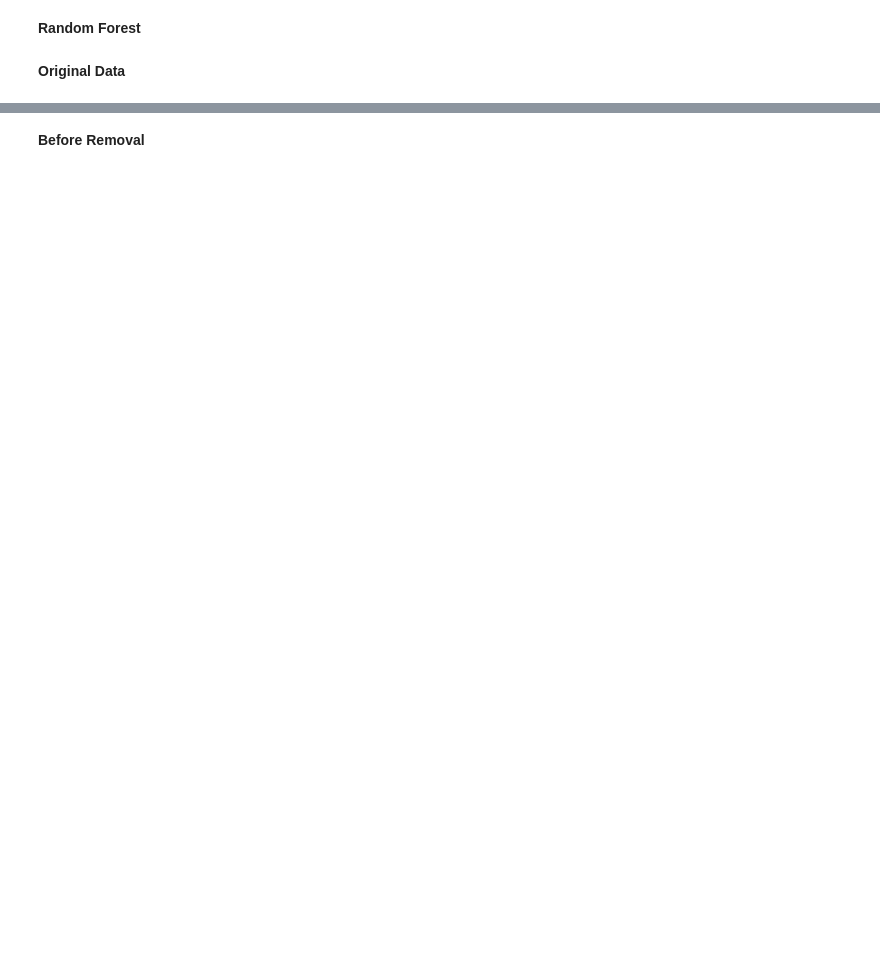
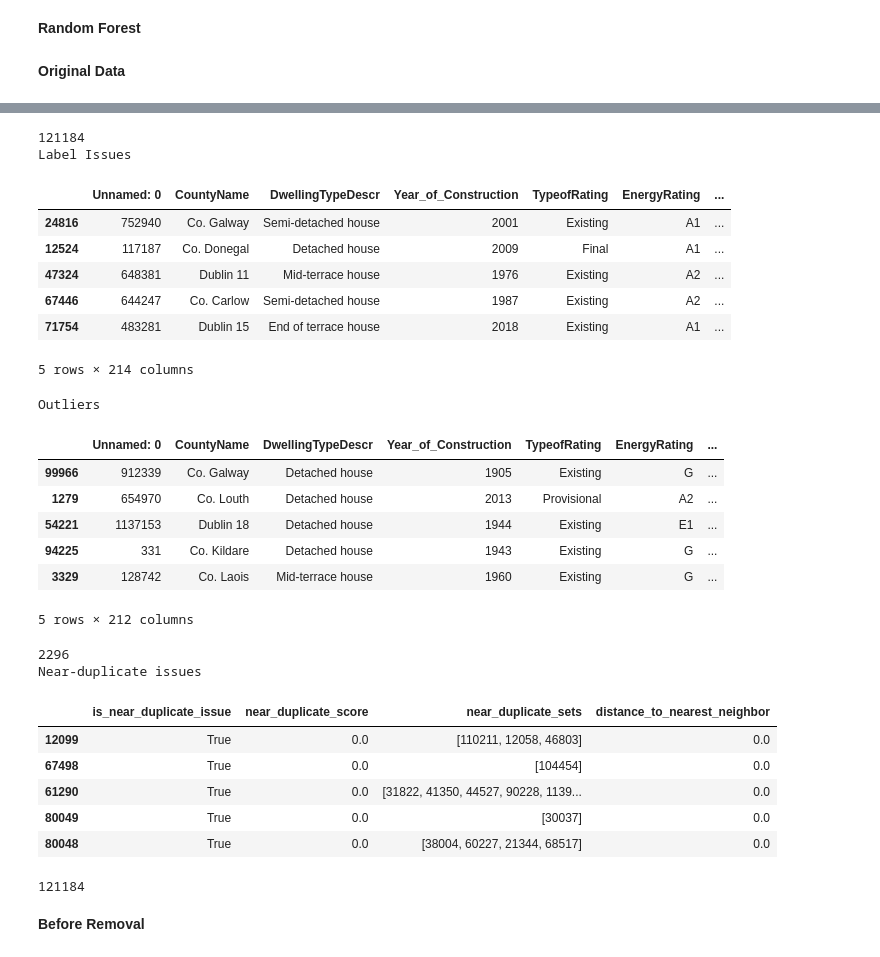
Before and after one commit to Lumin-Lab/BerCuration, a Jupyter notebook: run_on_kaggle.ipynb, the cells around one changed output, grey strips where cells are left out. Saved outputs shown, nothing was run; the diff lists cells and outputs as text; code cells hidden in the pictures; blank space fills up the shorter version.

```diff
--- a/run_on_kaggle.ipynb
+++ b/run_on_kaggle.ipynb
@@ -241,6 +431,6 @@ display(lab.report())
 # %%
 # Label Issues
-label_issues_num =  54404
+label_issues_num =  56185
 outlier_nums = 2296
 duplicates_nums = 8785
 
@@ -255,33 +445,60 @@ print(len(sorted_issues_df))
 
 print("Label Issues")
 display(X_raw.iloc[sorted_issues].assign(
     given_label=labels.iloc[sorted_issues],
     predicted_label=issue_results["predicted_label"].iloc[sorted_issues]
 ).head())
 
 # Outliers
 outlier_results = lab.get_issues("outlier")
 sorted_outliers= outlier_results.sort_values("outlier_score").index
 print("Outliers")
 display(X_raw.iloc[sorted_outliers].head())
 
 sorted_outliers_df = pd.DataFrame({
     "Unnamed: 0": X_raw.loc[sorted_outliers[:outlier_nums], "Unnamed: 0"]
 })
 print(len(sorted_outliers_df))
 save_csv_file(sorted_outliers_df, f"{output_dir}/random_forest/data/outliers.csv")
 
 
 # Near-duplicate issues
 duplicate_results = lab.get_issues("near_duplicate")
 sorted_duplicates = duplicate_results.sort_values("near_duplicate_score").index
 print("Near-duplicate issues")
 display(duplicate_results.sort_values("near_duplicate_score").head())
 sorted_duplicates_df = pd.DataFrame({
     "Unnamed: 0": X_raw.loc[sorted_duplicates, "Unnamed: 0"]
 })
 print(len(sorted_duplicates_df))
 save_csv_file(sorted_duplicates_df[:duplicates_nums], f"{output_dir}/random_forest/data/duplicates.csv")
+# %% [output]
+121184
+Label Issues
+|  | Unnamed: 0 | CountyName | DwellingTypeDescr | Year_of_Construction | TypeofRating | EnergyRating | ... |
+| 24816 | 752940 | Co. Galway | Semi-detached house | 2001 | Existing | A1 | ... |
+| 12524 | 117187 | Co. Donegal | Detached house | 2009 | Final | A1 | ... |
+| 47324 | 648381 | Dublin 11 | Mid-terrace house | 1976 | Existing | A2 | ... |
+| 67446 | 644247 | Co. Carlow | Semi-detached house | 1987 | Existing | A2 | ... |
+| 71754 | 483281 | Dublin 15 | End of terrace house | 2018 | Existing | A1 | ... |
+5 rows × 214 columns
+Outliers
+|  | Unnamed: 0 | CountyName | DwellingTypeDescr | Year_of_Construction | TypeofRating | EnergyRating | ... |
+| 99966 | 912339 | Co. Galway | Detached house | 1905 | Existing | G | ... |
+| 1279 | 654970 | Co. Louth | Detached house | 2013 | Provisional | A2 | ... |
+| 54221 | 1137153 | Dublin 18 | Detached house | 1944 | Existing | E1 | ... |
+| 94225 | 331 | Co. Kildare | Detached house | 1943 | Existing | G | ... |
+| 3329 | 128742 | Co. Laois | Mid-terrace house | 1960 | Existing | G | ... |
+5 rows × 212 columns
+2296
+Near-duplicate issues
+|  | is_near_duplicate_issue | near_duplicate_score | near_duplicate_sets | distance_to_nearest_neighbor |
+| 12099 | True | 0.0 | [110211, 12058, 46803] | 0.0 |
+| 67498 | True | 0.0 | [104454] | 0.0 |
+| 61290 | True | 0.0 | [31822, 41350, 44527, 90228, 1139... | 0.0 |
+| 80049 | True | 0.0 | [30037] | 0.0 |
+| 80048 | True | 0.0 | [38004, 60227, 21344, 68517] | 0.0 |
+121184
 # %% [markdown]
 **Before Removal**
 # %%
```
Also changed, not shown: parts of 21 cells of this notebook.
